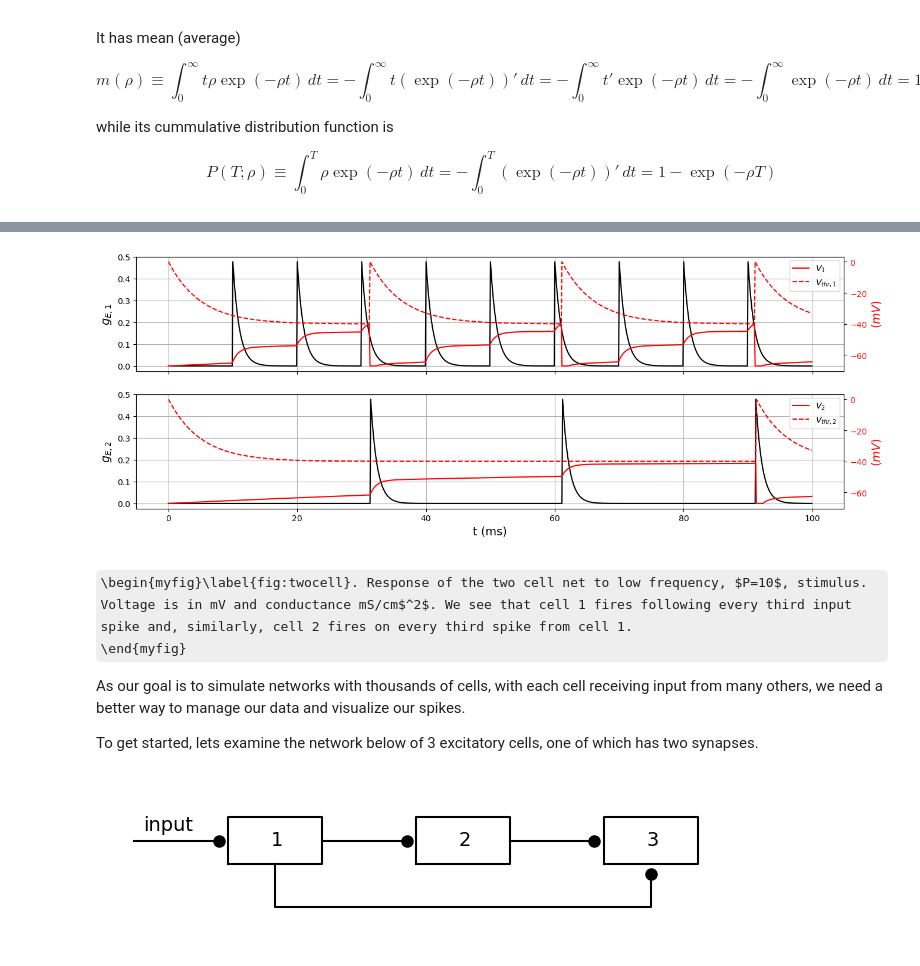
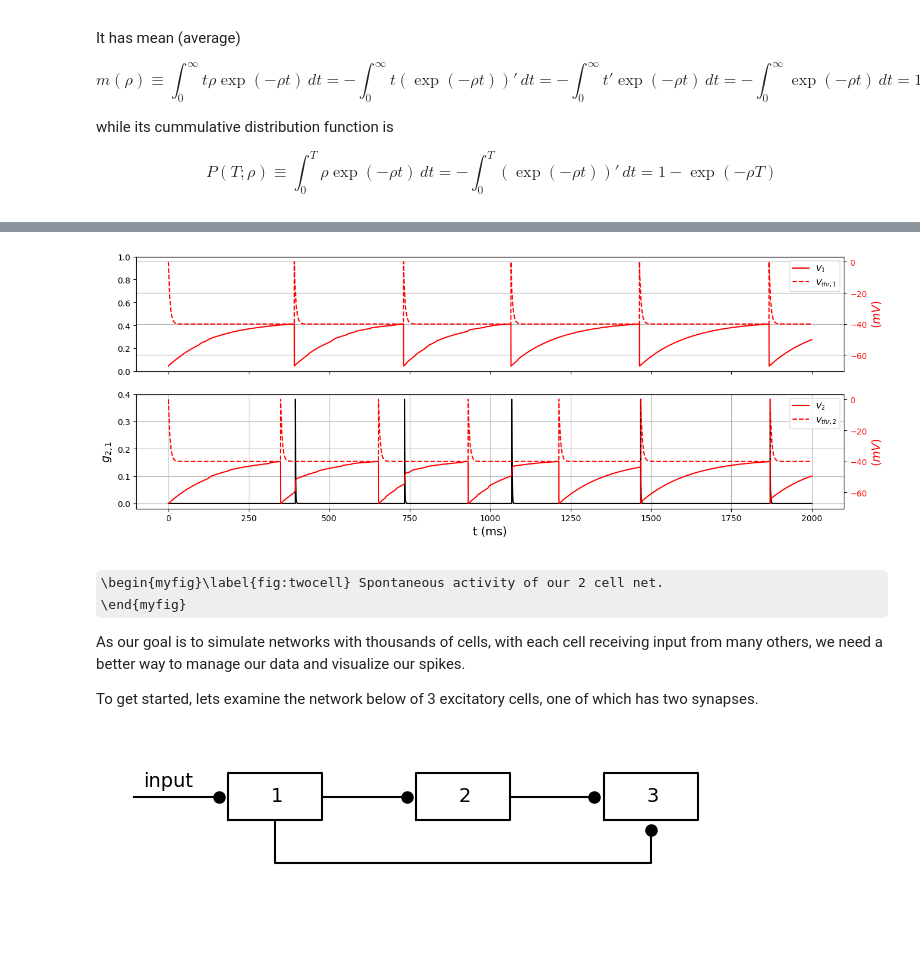
Before and after one commit to steve-cox-LA/EGlove, a Jupyter notebook: TassPlatform.ipynb, the cells around one changed output, grey strips where cells are left out. Drawn from its saved outputs; the diff is of its cells as text; code cells hidden in the pictures; some formulas as TeX source; blank space fills up the shorter version.

```diff
--- a/TassPlatform.ipynb
+++ b/TassPlatform.ipynb
@@ -618,20 +587,30 @@ plt.subplots_adjust(right=2, top=1, wspace=0.25)
 ax2 = ax1.twinx()
 ax4 = ax3.twinx()
 
-Tfin = 100    # ms
+Tfin = 2000    # ms
 dt = 0.1     # ms
-P = 10       # ms
 
 Nt = math.ceil(Tfin/dt)
 tausyn = 1
 Vsyn = 0
+td = 3
 
 gleak = 0.02
 Vrest = -38
-Cm = 3
+Cm = np.random.normal(3, 3*0.05, 2)   # choose Cm to be 3 on average with a standard deviation of 3*0.05
+
+kappanoise = 0.026
+rate = 20
+t_exp1 = np.random.exponential(1/rate, rate)     # interspike intervals
+t_vect1 = np.cumsum(t_exp1)                       # cummulative (running) sum,
+sp_noise1 = np.round(t_vect1/(1e-4)).astype(int)  # now turn these into marching indicies
+
+t_exp2 = np.random.exponential(1/rate, rate)     # interspike intervals
+t_vect2 = np.cumsum(t_exp2)                       # cummulative (running) sum,
+sp_noise2 = np.round(t_vect2/(1e-4)).astype(int)  # now turn these into marching indicies
 
 wsyn = 0.5
-w21 = 0.5
+kappaON = 0.8   # kappa over N
 
 aE = (2*tausyn-dt)/(2*tausyn+dt)
 bE = 2/(2*tausyn+dt)
@@ -644,8 +623,9 @@ Vthrspike = 0
 tauthr = 5
 
 t = np.zeros(Nt)
-gE1 = np.zeros(Nt)
-gE2 = np.zeros(Nt)
+g21 = np.zeros(Nt)
+gn1 = np.zeros(Nt)
+gn2 = np.zeros(Nt)
 V1 = Vres*np.ones(Nt)
 V2 = Vres*np.ones(Nt)
 Vthr1 = Vthrspike*np.ones(Nt)
@@ -654,78 +634,75 @@ Vthr2 = Vthrspike*np.ones(Nt)
 aT = (tauthr - dt/2)/(tauthr + dt/2)
 bT = dt*Vthrrest/(tauthr + dt/2)
 
-sp1 = 0
-sp2 = 0
 T1 = -10
 T2 = -10
 
 for j in range(1,Nt):
 
     t[j] = j*dt
-    spin = (t[j]/P == round(t[j]/P))
-    gE1[j] = aE*gE1[j-1] + bE*wsyn*spin
-    gE2[j] = aE*gE2[j-1] + bE*w21*sp1
+
+    g21[j] = aE*g21[j-1] + bE*kappaON*wsyn*(t[j] == T1 + td)   #sp1
+
+    gn1[j] = aE*gn1[j-1] + bE*kappanoise*(j in sp_noise1)
+    gn2[j] = aE*gn2[j-1] + bE*kappanoise*(j in sp_noise2)
 
     Vthr1[j] = aT*Vthr1[j-1] + bT    # update Vthr1
     Vthr2[j] = aT*Vthr2[j-1] + bT    # update Vthr2
 
     if (t[j]-T1) > tref:
-        n1 = (2*Cm/dt-(gleak+gE1[j]))*V1[j-1] + 2*gleak*Vrest
-        d1 = 2*Cm/dt + gleak + gE1[j]
+        n1 = (2*Cm[0]/dt-(gleak+gn1[j]))*V1[j-1] + 2*gleak*Vrest
+        d1 = 2*Cm[0]/dt + gleak + gn1[j]
         tmp = n1/d1
         if tmp < Vthr1[j]:
             V1[j] = tmp
         else:
             V1[j] = Vres
-            sp1 = 1
             T1 = t[j]
             Vthr1[j] = Vthrspike
     else:
-        sp1 = 0
         V1[j] = Vres
 
     if (t[j]-T2) > tref:
-        n2 = (2*Cm/dt-(gleak+gE2[j]))*V2[j-1] + 2*gleak*Vrest
-        d2 = 2*Cm/dt + gleak + gE2[j]
+        n2 = (2*Cm[1]/dt-(gleak+g21[j]+gn2[j]))*V2[j-1] + 2*gleak*Vrest
+        d2 = 2*Cm[1]/dt + gleak + g21[j] + gn2[j]
         tmp = n2/d2
         if tmp < Vthr2[j]:
             V2[j] = tmp
         else:
             V2[j] = Vres
-            sp2 = 1
             T2 = t[j]
             Vthr2[j] = Vthrspike
 
     else:
-        sp2 = 0
         V2[j] = Vres
 
-ax1.plot(t,gE1,'k')
-ax1.grid('on')
-ax1.set_ylabel('$g_{E,1}$', color='k',fontsize=14)
-ax1.tick_params(axis="y", labelcolor='k')
+#ax1.plot(t,gE1,'k')
+#ax1.grid('on')
+#ax1.set_ylabel('$g_{E,1}$', color='k',fontsize=14)
+#ax1.tick_params(axis="y", labelcolor='k')
 
 ax2.plot(t,V1,'r')
 ax2.plot(t,Vthr1,'r--')
 ax2.legend(['$V_1$', '$V_{thr,1}$'])
 ax2.set_ylabel('$(mV)$', color='r',fontsize=14)
+ax2.grid('on')
 ax2.tick_params(axis="y", labelcolor='r')
 
-ax3.plot(t,gE2,'k')
+ax3.plot(t,g21,'k')
 ax3.grid('on')
 ax3.set_xlabel('t (ms)',fontsize=14)
-ax3.set_ylabel('$g_{E,2}$', color='k',fontsize=14)
+ax3.set_ylabel('$g_{2,1}$', color='k',fontsize=14)
 ax3.tick_params(axis="y", labelcolor='k')
 
 ax4.plot(t,V2,'r')
 ax4.plot(t,Vthr2,'r--')
 ax4.legend(['$V_2$', '$V_{thr,2}$'])
 ax4.set_ylabel('$(mV)$', color='r',fontsize=14)
 ax4.tick_params(axis="y", labelcolor='r')
 # %% [output]
-[figure, old version]
+[figure, new version]
 # %% [markdown]
-\begin{myfig}\label{fig:twocell}. Response of the two cell net to low frequency, $P=10$, stimulus. Voltage is in mV and conductance mS/cm$^2$. We see that cell 1 fires following every third input spike and, similarly, cell 2 fires on every third spike from cell 1.
+\begin{myfig}\label{fig:twocell} Spontaneous activity of our 2 cell net.
 \end{myfig}
 
 As our goal is to simulate networks with thousands of cells, with each cell receiving input from many others, we need a better way to manage our data and visualize our spikes.
```
Also changed, not shown: parts of 29 cells of this notebook.
